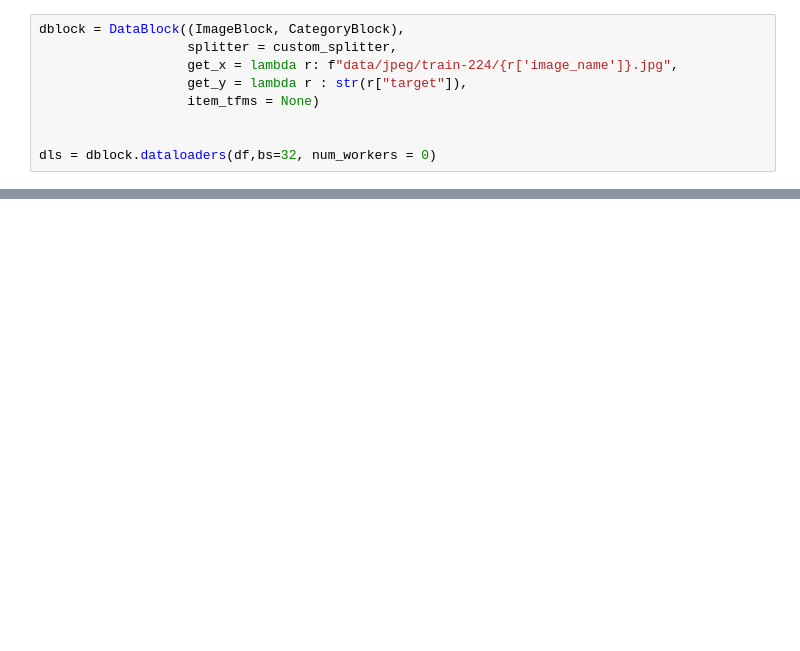
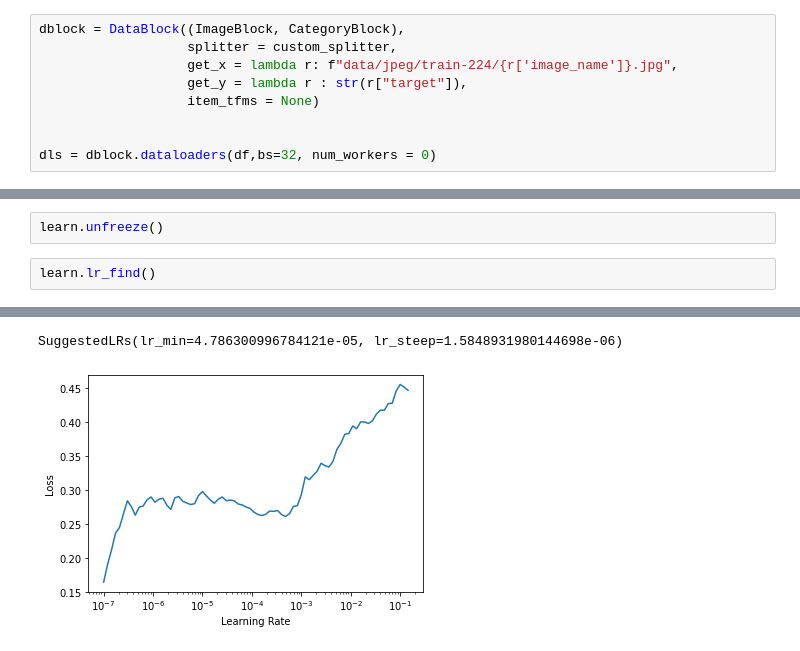
Before and after one commit to nithish08/melanoma-classification, a Jupyter notebook: Resnet.ipynb, the cells around one changed output, grey strips where cells are left out. Drawn from its saved outputs; the diff is of its cells as text; blank space fills up the shorter version.

```diff
--- a/Resnet.ipynb
+++ b/Resnet.ipynb
@@ -78,0 +79,5 @@ learn.fit_one_cycle(3, lr=3e-3)
+# %%
+learn.unfreeze()
+# %%
+learn.lr_find()
+# %% [output]
@@ -78,0 +85,2 @@ learn.fit_one_cycle(3, lr=3e-3)
+SuggestedLRs(lr_min=4.786300996784121e-05, lr_steep=1.5848931980144698e-06)
+[figure, added]
```
Also changed, not shown: parts of 16 cells of this notebook, 1 other file.
